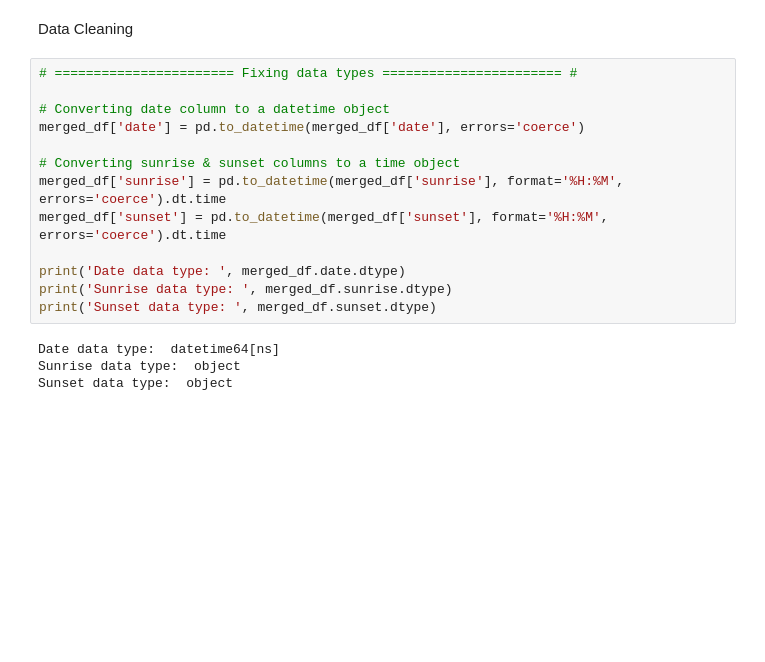
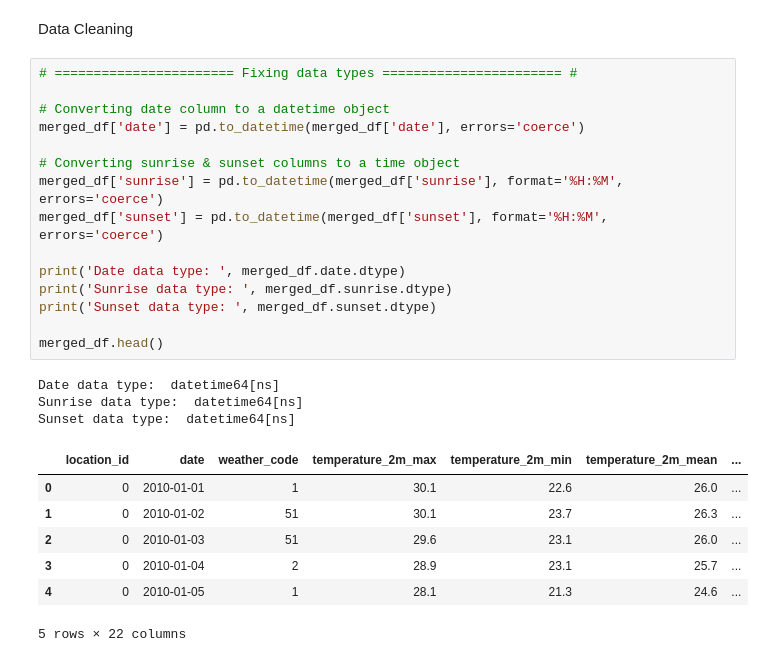
Before and after one commit to Sheminith/sri-lanka-weather-prediction-model, a Jupyter notebook: project.ipynb, the cells around one changed output. Saved outputs shown, nothing was run; the diff lists cells and outputs as text; blank space fills up the shorter version.

```diff
--- a/project.ipynb
+++ b/project.ipynb
@@ -64,18 +68,27 @@ Data Cleaning
 # %%
 # ======================= Fixing data types ======================= #
 
 # Converting date column to a datetime object
 merged_df['date'] = pd.to_datetime(merged_df['date'], errors='coerce')
 
 # Converting sunrise & sunset columns to a time object
-merged_df['sunrise'] = pd.to_datetime(merged_df['sunrise'], format='%H:%M', errors='coerce').dt.time
-merged_df['sunset'] = pd.to_datetime(merged_df['sunset'], format='%H:%M', errors='coerce').dt.time
+merged_df['sunrise'] = pd.to_datetime(merged_df['sunrise'], format='%H:%M', errors='coerce')
+merged_df['sunset'] = pd.to_datetime(merged_df['sunset'], format='%H:%M', errors='coerce')
 
 print('Date data type: ', merged_df.date.dtype)
 print('Sunrise data type: ', merged_df.sunrise.dtype)
 print('Sunset data type: ', merged_df.sunset.dtype)
+
+merged_df.head()
 # %% [output]
 Date data type:  datetime64[ns]
-Sunrise data type:  object
-Sunset data type:  object
+Sunrise data type:  datetime64[ns]
+Sunset data type:  datetime64[ns]
+|  | location_id | date | weather_code | temperature_2m_max | temperature_2m_min | temperature_2m_mean | ... |
+| 0 | 0 | 2010-01-01 | 1 | 30.1 | 22.6 | 26.0 | ... |
+| 1 | 0 | 2010-01-02 | 51 | 30.1 | 23.7 | 26.3 | ... |
+| 2 | 0 | 2010-01-03 | 51 | 29.6 | 23.1 | 26.0 | ... |
+| 3 | 0 | 2010-01-04 | 2 | 28.9 | 23.1 | 25.7 | ... |
+| 4 | 0 | 2010-01-05 | 1 | 28.1 | 21.3 | 24.6 | ... |
+5 rows × 22 columns
 # %%
```
Also changed, not shown: parts of 19 cells of this notebook.
